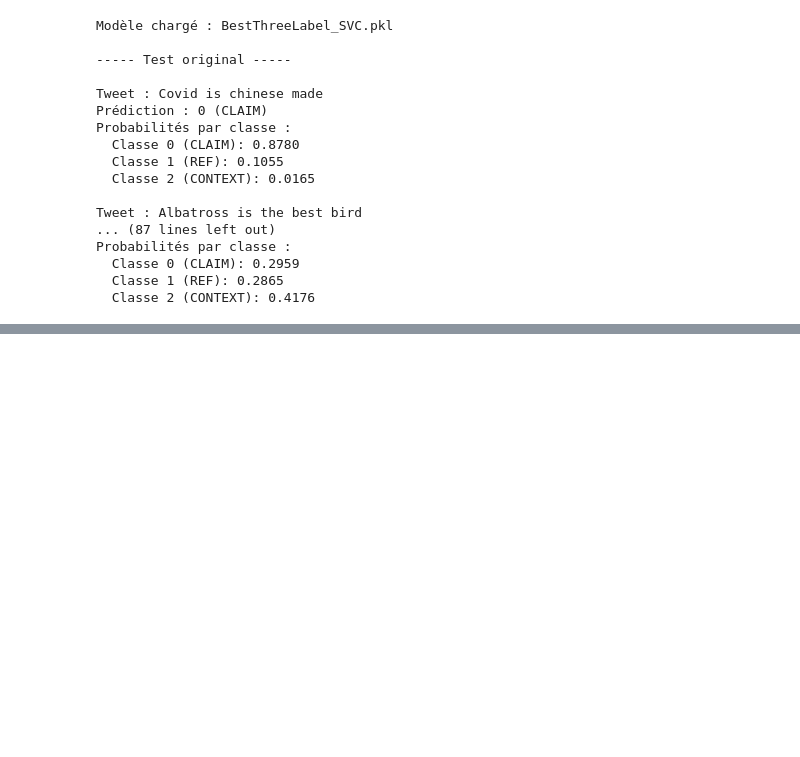
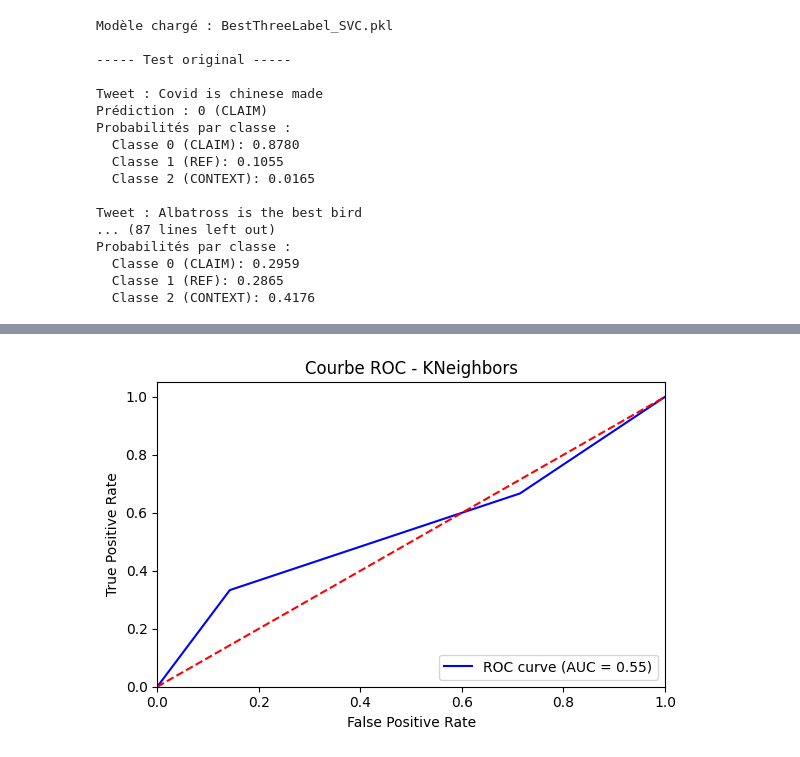
Before and after one commit to Wakeless-Ry/MachineLearning, a Jupyter notebook: Projet_Machine_Learning.ipynb, the cells around one changed output, grey strips where cells are left out. Cells and saved outputs as stored; diff of their text form; code cells hidden in the pictures; blank space fills up the shorter version.

```diff
--- a/Projet_Machine_Learning.ipynb
+++ b/Projet_Machine_Learning.ipynb
@@ -864,0 +920,19 @@ Probabilités par classe :
+# %%
+# Courbe ROC
+from sklearn.metrics import roc_curve, auc
+y_prob = pipe.predict_proba(X_test)[:, 1]
+fpr, tpr, _ = roc_curve(y_test, y_prob)
+roc_auc = auc(fpr, tpr)
+plt.figure(figsize=(6, 4))
+plt.plot(fpr, tpr, color="blue", label=f"ROC curve (AUC = {roc_auc:.2f})")
+plt.plot([0, 1], [0, 1], color="red", linestyle="--")
+plt.xlim([0.0, 1.0])
+plt.ylim([0.0, 1.05])
+plt.xlabel("False Positive Rate")
+plt.ylabel("True Positive Rate")
+plt.title(f"Courbe ROC - {name}")
+plt.legend(loc="lower right")
+plt.tight_layout()
+plt.show()
+# %% [output]
+[figure, added]
```
Also changed, not shown: parts of 5 cells of this notebook.
